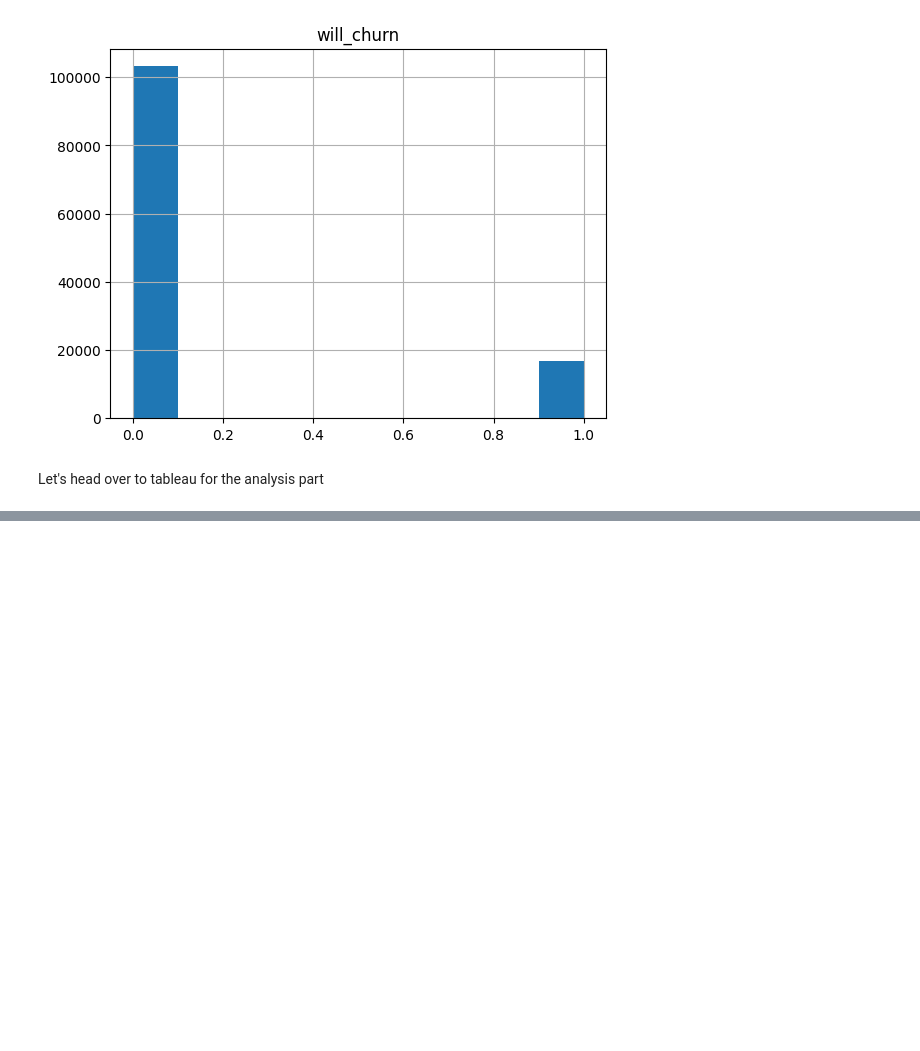
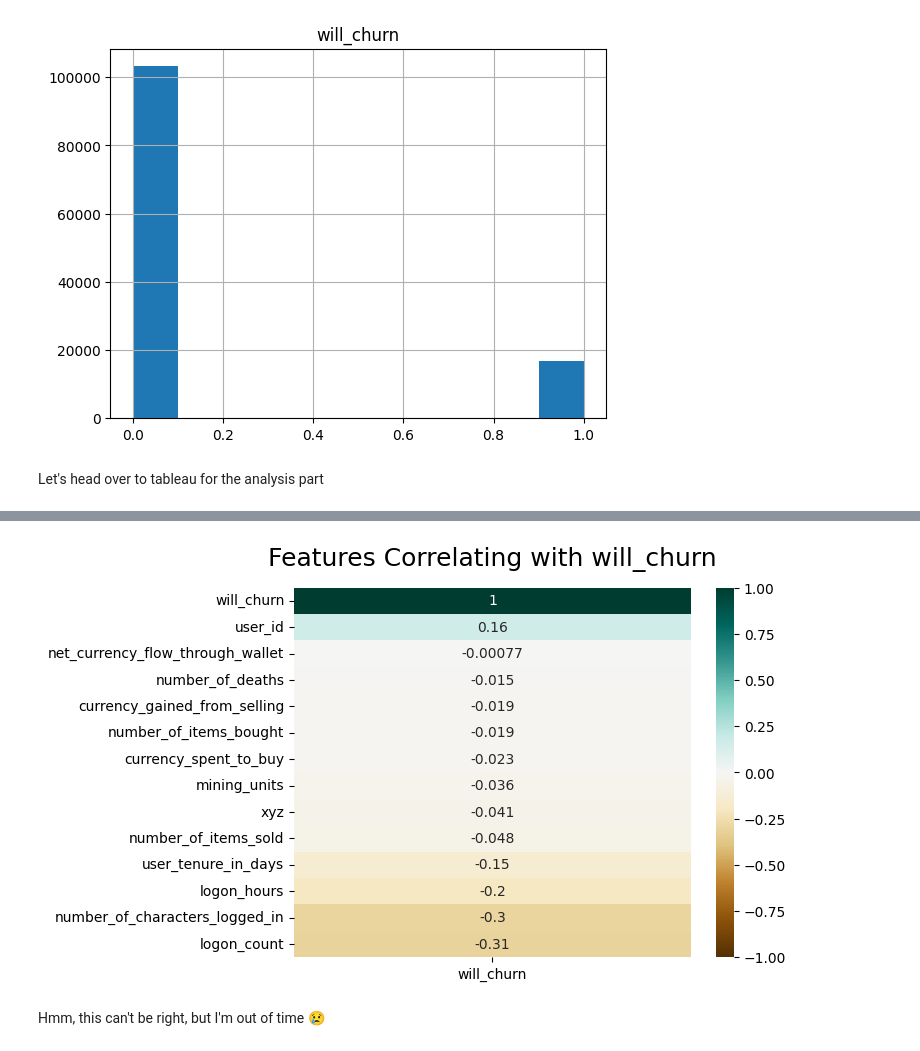
Before and after one commit to victorblaer/ccp_game_data, a Jupyter notebook: ccp_game_data.ipynb, the cells around one changed output, grey strips where cells are left out. Saved outputs shown, nothing was run; the diff lists cells and outputs as text; code cells hidden in the pictures; blank space fills up the shorter version.

```diff
--- a/ccp_game_data.ipynb
+++ b/ccp_game_data.ipynb
@@ -154,0 +181,8 @@ Let's head over to tableau for the analysis part
+# %%
+
+heatmap = sns.heatmap(df1.corr()[['will_churn']].sort_values(by='will_churn', ascending=False), vmin=-1, vmax=1, annot=True, cmap='BrBG')
+heatmap.set_title('Features Correlating with will_churn', fontdict={'fontsize':18}, pad=16);
+# %% [output]
+[figure, added]
+# %% [markdown]
+Hmm, this can't be right, but I'm out of time 😢
```
Also changed, not shown: parts of 4 cells of this notebook.
